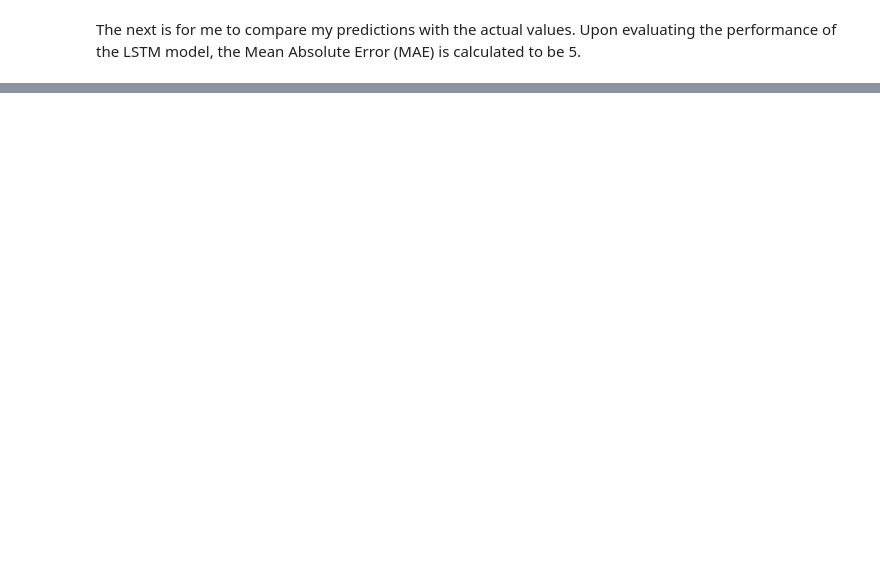
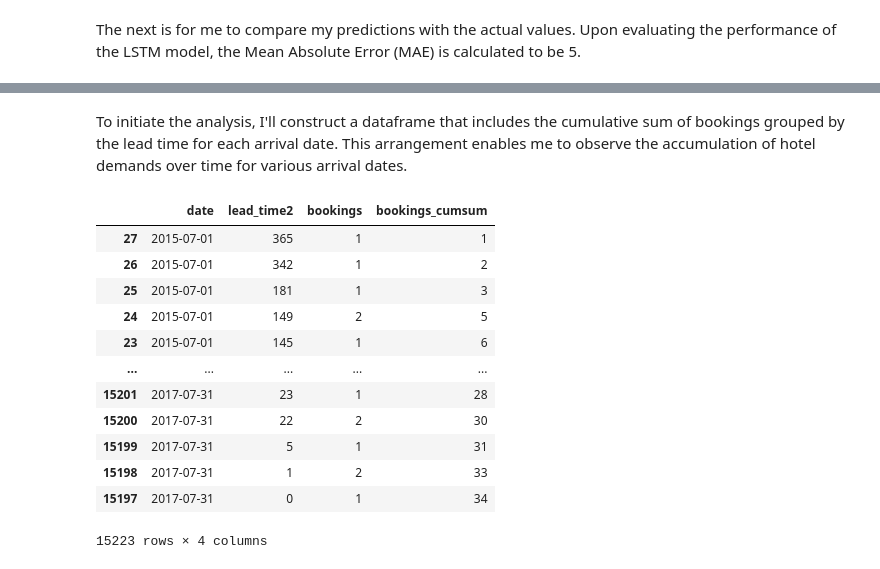
Before and after one commit to philipoladimeji/ITNPBD4-Portfolio, a Jupyter notebook: Time_Series_Analysis.ipynb, the cells around one changed output, grey strips where cells are left out. Cells and saved outputs as stored; diff of their text form; code cells hidden in the pictures; blank space fills up the shorter version.

```diff
--- a/Time_Series_Analysis.ipynb
+++ b/Time_Series_Analysis.ipynb
@@ -596,0 +614,29 @@ Text(0, 0.5, 'Bookings')
+# %% [markdown]
+To initiate the analysis, I'll construct a dataframe that includes the cumulative sum of bookings grouped by the lead time for each arrival date. This arrangement enables me to observe the accumulation of hotel demands over time for various arrival dates.
+# %%
+#treat all bookings 365 days ago as 365 days
+df['lead_time2'] = np.where(df["lead_time"] >365,365, df["lead_time"])
+
+train_matrix = df.loc[df['date']<'2017-08-01']\
+                 .groupby(['date','lead_time2'])['hotel'].count().reset_index()
+train_matrix = train_matrix.sort_values(['date', 'lead_time2'],
+                                          ascending=[True, False])
+
+train_matrix['bookings_cumsum'] = train_matrix.groupby(['date'])['hotel']\
+                                              .transform(pd.Series.cumsum)
+train_matrix = train_matrix.rename(columns={'hotel':'bookings'})
+train_matrix
+# %% [output]
+|  | date | lead_time2 | bookings | bookings_cumsum |
+| 27 | 2015-07-01 | 365 | 1 | 1 |
+| 26 | 2015-07-01 | 342 | 1 | 2 |
+| 25 | 2015-07-01 | 181 | 1 | 3 |
+| 24 | 2015-07-01 | 149 | 2 | 5 |
+| 23 | 2015-07-01 | 145 | 1 | 6 |
+| ... | ... | ... | ... | ... |
+| 15201 | 2017-07-31 | 23 | 1 | 28 |
+| 15200 | 2017-07-31 | 22 | 2 | 30 |
+| 15199 | 2017-07-31 | 5 | 1 | 31 |
+| 15198 | 2017-07-31 | 1 | 2 | 33 |
+| 15197 | 2017-07-31 | 0 | 1 | 34 |
+15223 rows × 4 columns
```
Also changed, not shown: parts of 25 cells of this notebook.
